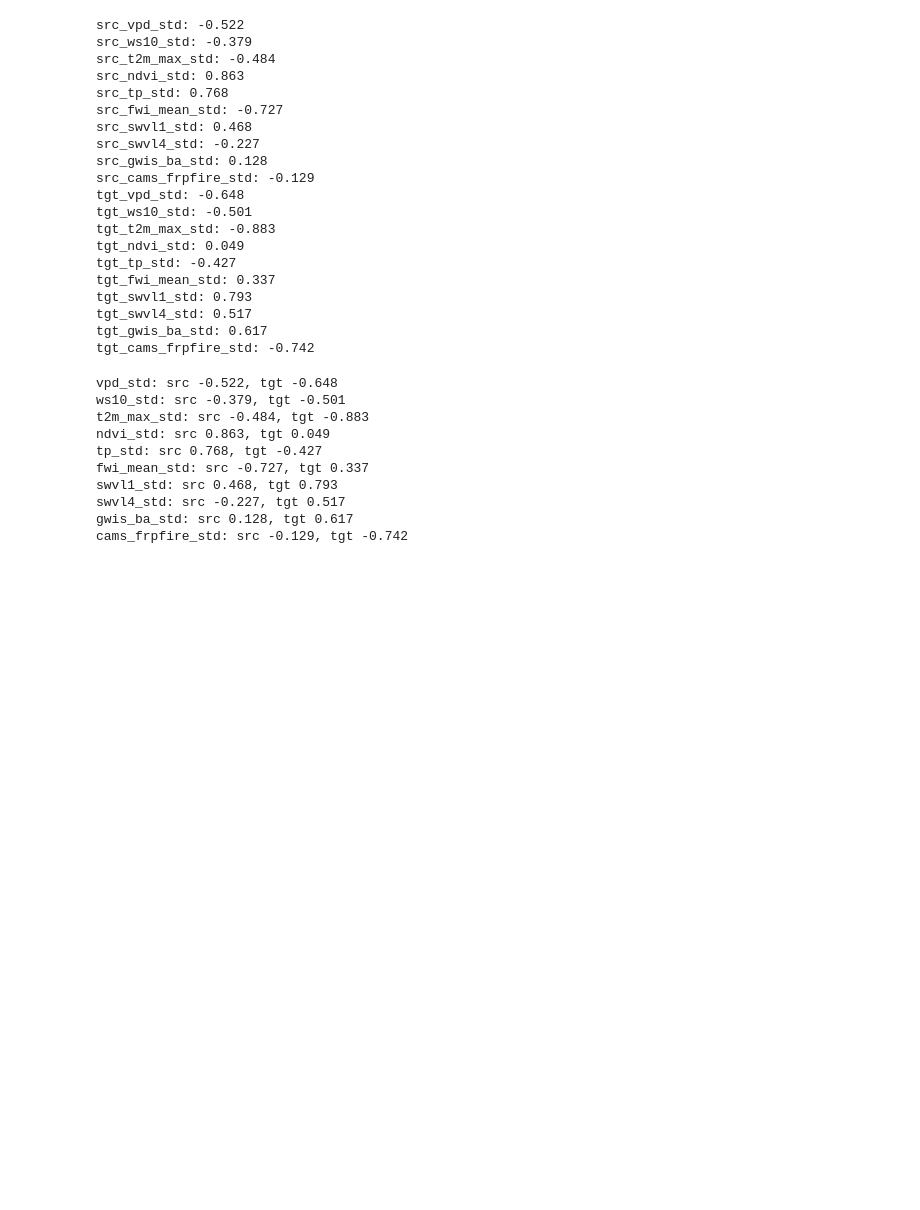
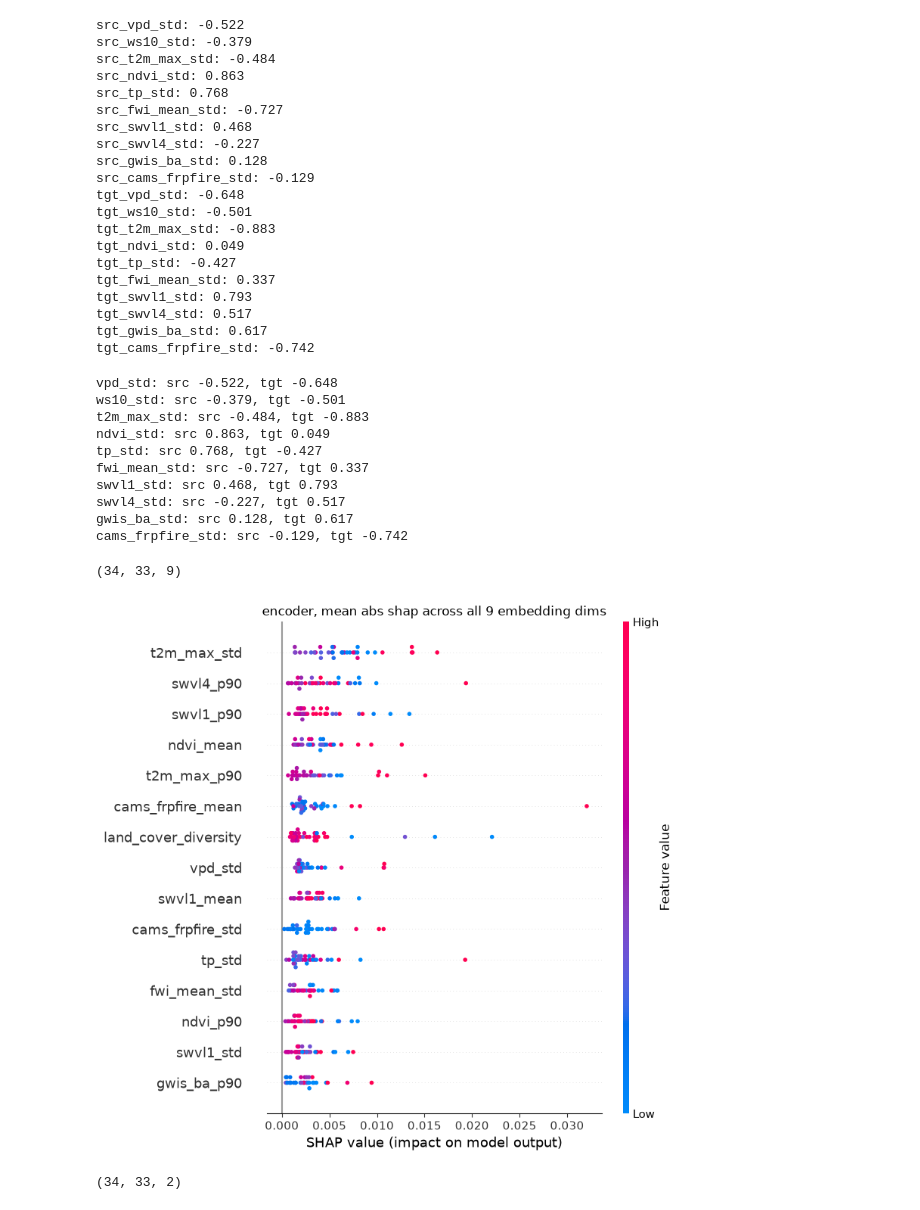
Before and after one commit to yashkher-123/transferability-through-representations, a Jupyter notebook: probing/shap_v4.ipynb, the cells around one changed output. Drawn from its saved outputs; the diff is of its cells as text; code cells hidden in the pictures; blank space fills up the shorter version.

Commit message:
made indiv shap for encoder and bias nets

```diff
--- a/probing/shap_v4.ipynb
+++ b/probing/shap_v4.ipynb
@@ -379,0 +386,56 @@ cams_frpfire_std: src -0.129, tgt -0.742
+# %%
+class EncoderWrapper(nn.Module):
+    def __init__(self, encoder):
+        super().__init__()
+        self.encoder = encoder
+
+    def forward(self, x):
+        return self.encoder(x)
+
+
+class BiasWrapper(nn.Module):
+    def __init__(self, bias_head):
+        super().__init__()
+        self.bias_head = bias_head
+
+    def forward(self, x):
+        src_bias, tgt_bias = self.bias_head(x)
+        return torch.stack([src_bias, tgt_bias], dim=-1)
+# %%
+# strip dropout same way as before, deepcopy each submodule separately
+encoder_clean = copy.deepcopy(model.encoder)
+strip_dropout(encoder_clean)
+encoder_clean.eval()
+
+bias_clean = copy.deepcopy(model.bias_head)
+strip_dropout(bias_clean)
+bias_clean.eval()
+
+encoder_wrapped = EncoderWrapper(encoder_clean)
+bias_wrapped = BiasWrapper(bias_clean)
+# %%
+# encoder shap
+explainer_enc = shap.DeepExplainer(encoder_wrapped, domain_tensor)
+sv_enc = explainer_enc.shap_values(domain_tensor, check_additivity=False)
+sv_enc = np.array(sv_enc)
+print(sv_enc.shape)  # should b (34, 33, 9)
+# %% [output]
+(34, 33, 9)
+# %%
+# collapse across the 9 embedding dims, mean abs so branch dims dont cancel each other
+sv_enc_agg = np.abs(sv_enc).mean(axis=-1)  # (34, 33)
+
+shap.summary_plot(sv_enc_agg, domain_tensor.numpy(), feature_names=desc_cols, show=False, max_display=15)
+plt.title("encoder, mean abs shap across all 9 embedding dims")
+plt.tight_layout()
+plt.show()
+# %% [output]
+[figure, added]
+# %%
+# bias head shap
+explainer_bias = shap.DeepExplainer(bias_wrapped, domain_tensor)
+sv_bias = explainer_bias.shap_values(domain_tensor, check_additivity=False)
+sv_bias = np.array(sv_bias)
+print(sv_bias.shape)  # should be (34, 33, 2)
+# %% [output]
+(34, 33, 2)
```
Also changed, not shown: parts of 6 cells of this notebook, 1 other file.
